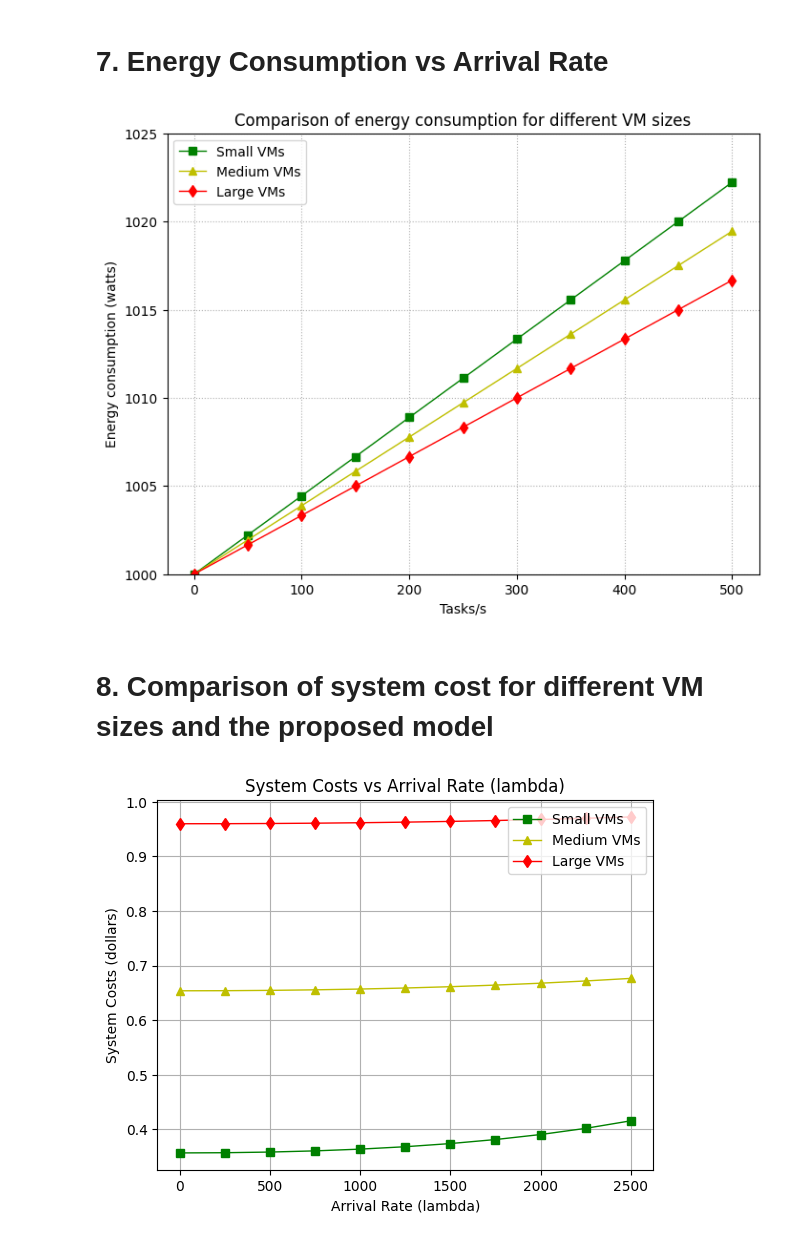
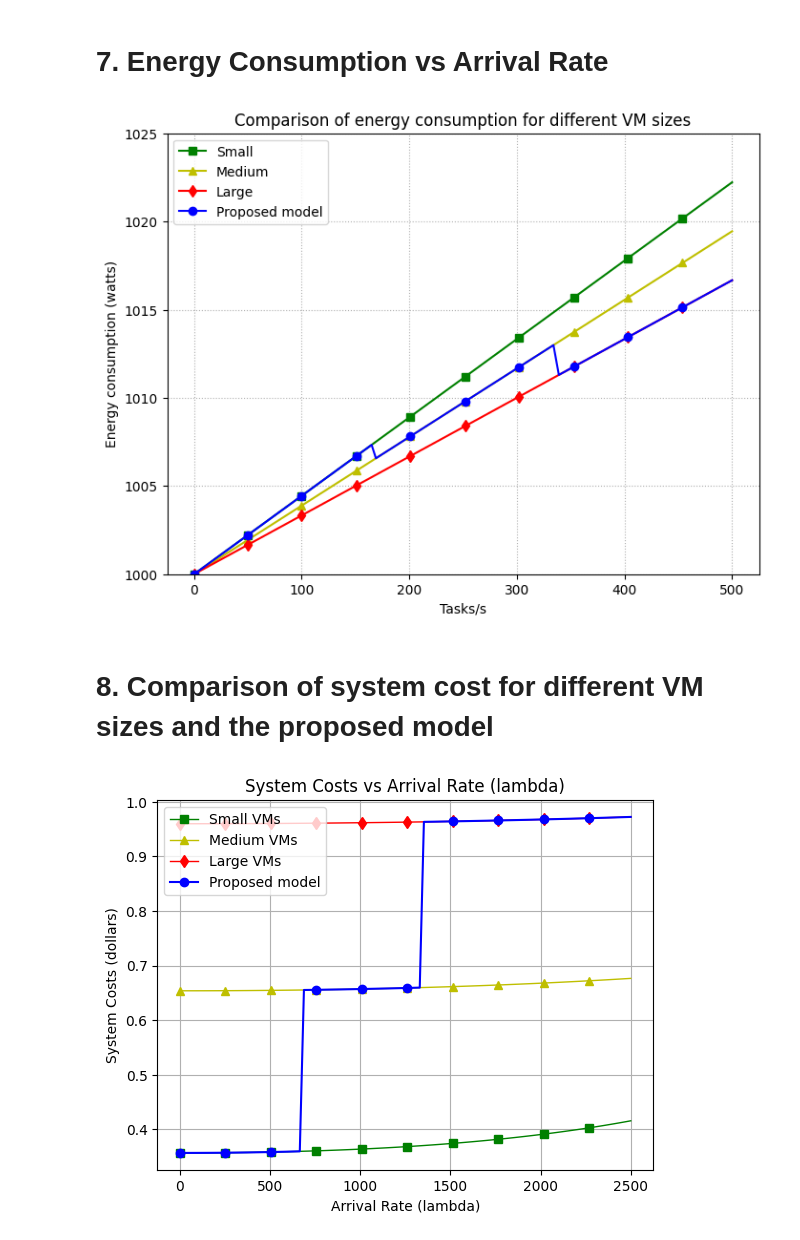
Before and after one commit to sivasurya16/adaptive-workload-management, a Jupyter notebook: analysis/analysis.ipynb, the cells around one changed output. Drawn from its saved outputs; the diff is of its cells as text; code cells hidden in the pictures.

```diff
--- a/analysis/analysis.ipynb
+++ b/analysis/analysis.ipynb
@@ -400,11 +420,19 @@ lambda_values = np.linspace(0, 2*10**4, 100)
 response_time = [[], [], []]
 lambda_values_jmt = np.linspace(20, 2*10**4, 10)
 response_time_jmt = [[], [], []]
+proposed = []
 # %%
 for lambda_i in lambda_values:
     for i, mu_i in enumerate(service_rate):
         res = compute_mean_response_time_per_server(lambda_i, N, M, mu_i, K)
         response_time[i].append(res)
+
+    if lambda_i < t1:
+        proposed.append(response_time[0][-1])
+    elif lambda_i < t2:
+        proposed.append(response_time[1][-1])
+    else:
+        proposed.append(response_time[2][-1])
 # %%
 # for lambda_i in lambda_values_jmt:
 #     for i, mu_i in enumerate(service_rate):
@@ -492,8 +521,9 @@ E_vm = [20, 35, 50]
 # energy consumption for m vm's
 E_m_vm = [M*x for x in E_vm]
 # %%
-lambda_values = np.linspace(0, 500, 11).astype(int)
+lambda_values = np.linspace(0, 500, 110).astype(int)
 enegry_consumption = [[], [], []]
+proposed = []
 
 # Calculate CPU usage for each lambda
 for lambda_i in lambda_values:
@@ -502,14 +532,25 @@ for lambda_i in lambda_values:
         # for n phyical machine
         energy_usage = E_base*N + E_m_vm[i] * cpu_usage
         enegry_consumption[i].append(energy_usage)
+
+    if lambda_i < t1/40:
+        proposed.append(enegry_consumption[0][-1])
+    elif lambda_i < t2/40:
+        proposed.append(enegry_consumption[1][-1])
+    else:
+        proposed.append(enegry_consumption[2][-1])
 # %%
 plt.figure(figsize=(8, 6))
-plt.plot(lambda_values, enegry_consumption[0],
-         'g-s', label='Small VMs', linewidth=1)
-plt.plot(lambda_values, enegry_consumption[1],
-         'y-^', label='Medium VMs', linewidth=1)
-plt.plot(lambda_values, enegry_consumption[2],
-         'r-d', label='Large VMs', linewidth=1)
+# plt.plot(lambda_values, enegry_consumption[0],
+#          'g-s', label='Small VMs', linewidth=1)
+# plt.plot(lambda_values, enegry_consumption[1],
+#          'y-^', label='Medium VMs', linewidth=1)
+# plt.plot(lambda_values, enegry_consumption[2],
+#          'r-d', label='Large VMs', linewidth=1)
+plt.plot(lambda_values, enegry_consumption[0],"g-s", label="Small",markevery=11)
+plt.plot(lambda_values, enegry_consumption[1],"y-^", label="Medium",markevery=11)
+plt.plot(lambda_values, enegry_consumption[2],"r-d", label="Large",markevery=11)
+plt.plot(lambda_values, proposed,'b-o', label="Proposed model",markevery=11)
 
 plt.xlabel('Tasks/s')
 plt.ylabel('Energy consumption (watts)')
@@ -520,7 +561,7 @@ plt.grid(True, linestyle=':')
 plt.title('Comparison of energy consumption for different VM sizes')
 plt.show()
 # %% [output]
-[figure, old version]
+[figure, new version]
 # %% [markdown]
 # 8. Comparison of system cost for different VM sizes and the proposed model
 # %%
@@ -563,25 +604,33 @@ def compute_waiting_cost(lambda_i, N, m, mu_i, mu):
 def compute_total_cost(lambda_i, N, m, mu_i, mu):
     return C_fixed[mu_i] + compute_waiting_cost(lambda_i, N, m, mu_i, mu)
 # %%
-lambda_values = np.linspace(0, 2500, 11)
+lambda_values = np.linspace(0, 2500, 110)
 costs = [[], [], []]
-
+proposed = []
 for lambda_i in lambda_values:
     for i, mu_i in enumerate(service_rate):
         cost = compute_total_cost(lambda_i, N, M, mu_i, mu)
         costs[i].append(cost/10)
+
+    if lambda_i <= t1/10:
+        proposed.append(costs[0][-1])
+    elif lambda_i <= t2/10:
+        proposed.append(costs[1][-1])
+    else:
+        proposed.append(costs[2][-1])
 # %%
 plt.plot(lambda_values, costs[0],
-         'g-s', label='Small VMs', linewidth=1)
+         'g-s', label='Small VMs', linewidth=1, markevery=11)
 plt.plot(lambda_values, costs[1],
-         'y-^', label='Medium VMs', linewidth=1)
+         'y-^', label='Medium VMs', linewidth=1, markevery=11)
 plt.plot(lambda_values, costs[2],
-         'r-d', label='Large VMs', linewidth=1)
+         'r-d', label='Large VMs', linewidth=1, markevery=11)
+plt.plot(lambda_values, proposed, 'b-o', label="Proposed model", markevery=11)
 plt.xlabel("Arrival Rate (lambda)")
 plt.ylabel("System Costs (dollars)")
 plt.title("System Costs vs Arrival Rate (lambda)")
 plt.grid(True)
 plt.legend()
 plt.show()
 # %% [output]
-[figure, old version]
+[figure, new version]
```
Also changed, not shown: parts of 8 cells of this notebook.
